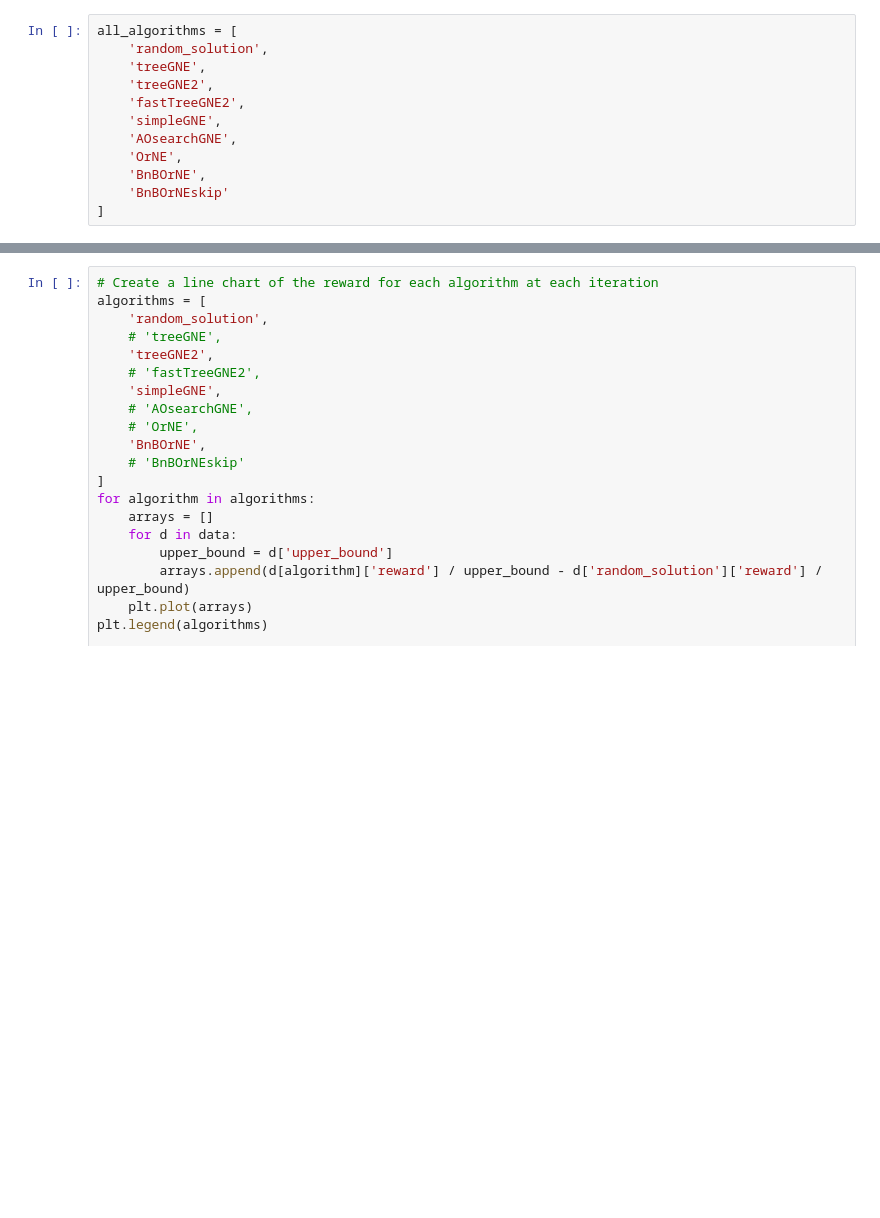
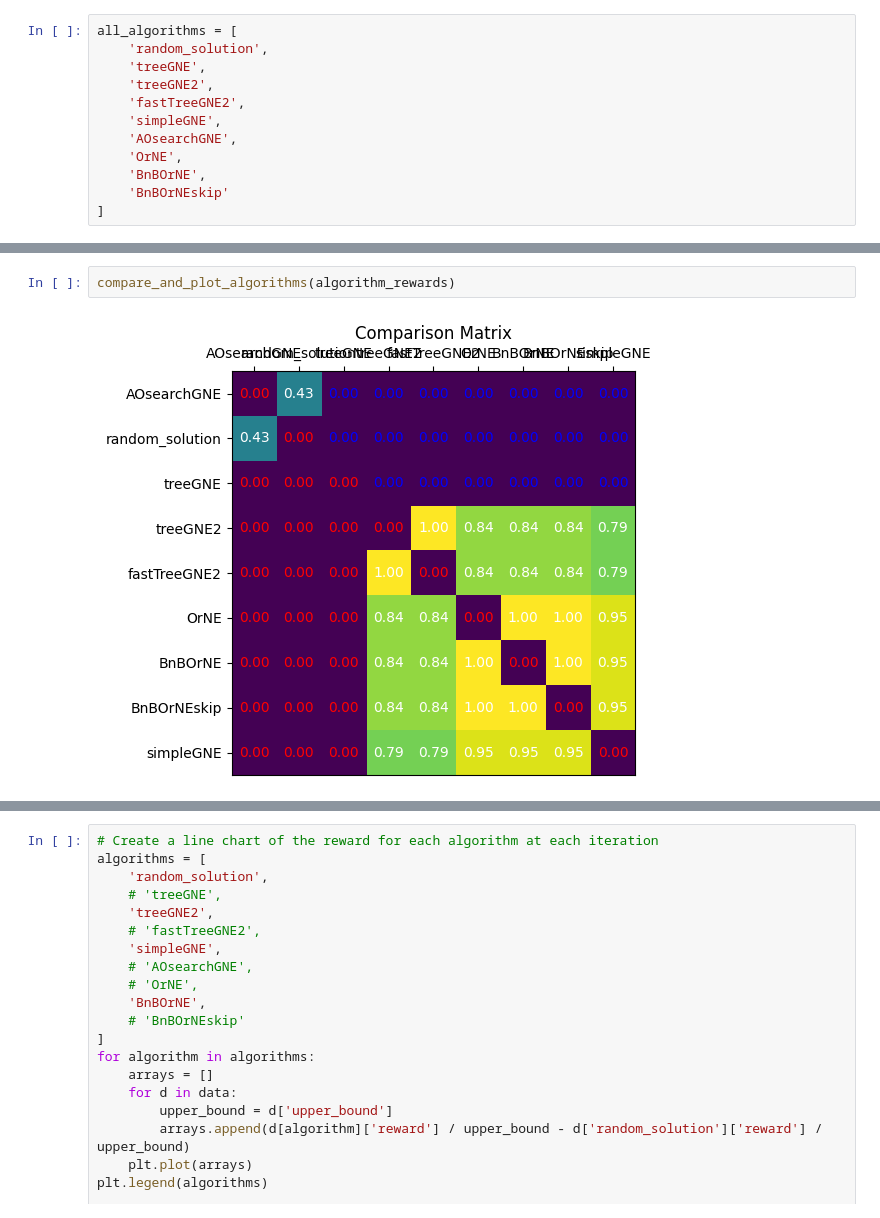
Before and after one commit to thanhan910/MATA-AND-OR, a Jupyter notebook: vis-1000.ipynb, the cells around one changed output, grey strips where cells are left out. Cells and saved outputs as stored; diff of their text form; blank space fills up the shorter version.

```diff
--- a/vis-1000.ipynb
+++ b/vis-1000.ipynb
@@ -22,0 +164,4 @@ all_algorithms = [
+# %%
+compare_and_plot_algorithms(algorithm_rewards)
+# %% [output]
+[figure, added]
```
Also changed, not shown: parts of 17 cells of this notebook.
